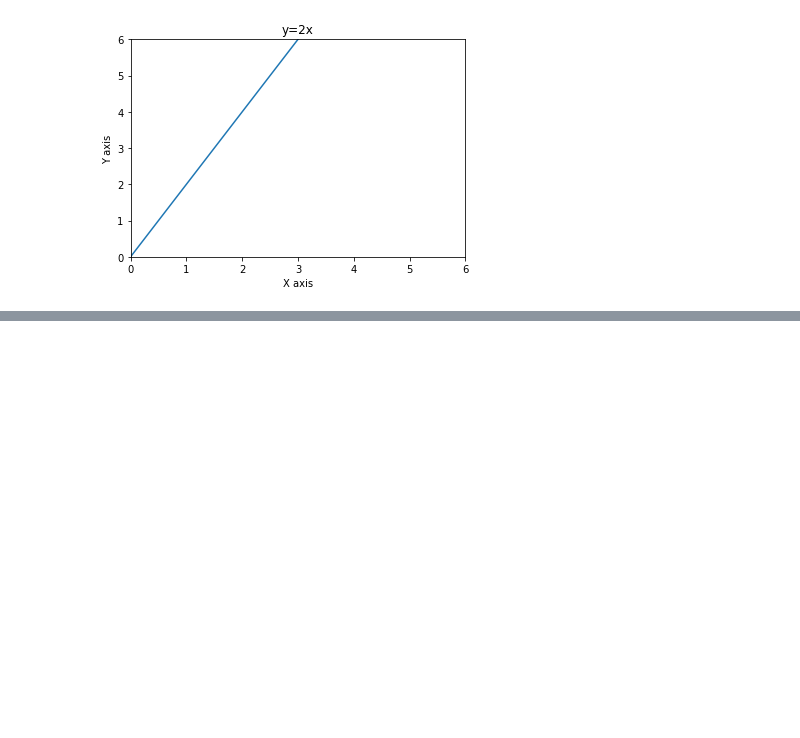
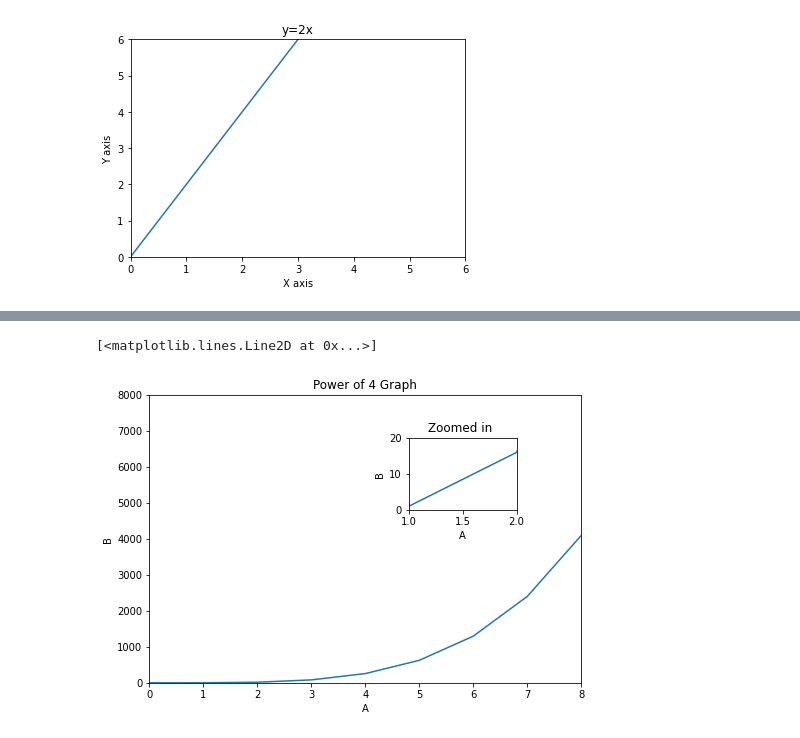
Before and after one commit to neilkazimierzsheridan/data_science_course, a Jupyter notebook: ds_MPlotLib_1.ipynb, the cells around one changed output, grey strips where cells are left out. Cells and saved outputs as stored; diff of their text form; code cells hidden in the pictures; blank space fills up the shorter version.

```diff
--- a/ds_MPlotLib_1.ipynb
+++ b/ds_MPlotLib_1.ipynb
@@ -65,0 +131,25 @@ plt.ylim(0,6)
+# %%
+fig = plt.figure() #blank canvas
+#large axes
+axes = fig.add_axes([0,0,1,1]) #add axes
+axes.set_xlim(0,8)
+axes.set_ylim(0,8000)
+axes.set_xlabel('A')
+axes.set_ylabel('B')
+axes.set_title('Power of 4 Graph')
+
+
+#small axes (additional axes)
+axes2 = fig.add_axes([0.6,0.6,0.25,0.25])
+axes2.set_xlim(1,2) #just 1 to 2 so zoomed in!
+axes2.set_ylim(0,20)
+axes2.set_xlabel('A')
+axes2.set_ylabel('B')
+axes2.set_title('Zoomed in ')
+
+#PLOT
+axes2.plot(a,b) #plot a and b zoomed in
+axes.plot(a,b) #plot a and b
+# %% [output]
+[<matplotlib.lines.Line2D at 0x...>]
+[figure, added]
```
Also changed, not shown: parts of 34 cells of this notebook.
